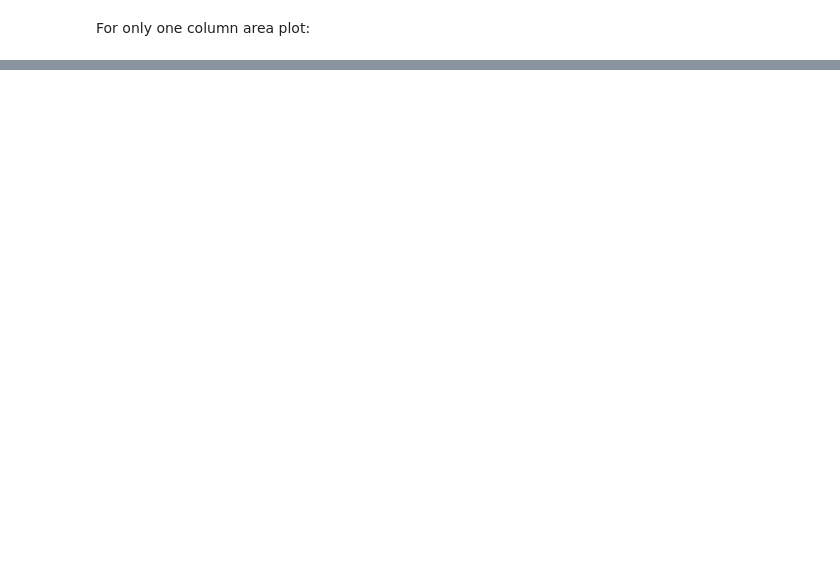
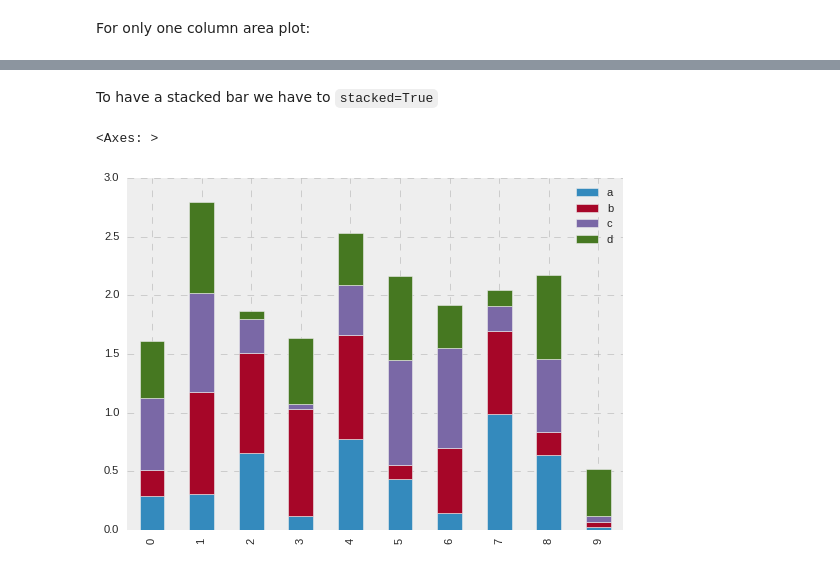
Before and after one commit to ahmedfakhar747/pandas-for-data-science, a Jupyter notebook: level_3_data_visualiztion_with_pandas.ipynb, the cells around one changed output, grey strips where cells are left out. Cells and saved outputs as stored; diff of their text form; code cells hidden in the pictures; blank space fills up the shorter version.

Commit message:
Kaggle Notebook | 🐼 Pandas 03 — Data Visualization & Plotting | Version 4

```diff
--- a/level_3_data_visualiztion_with_pandas.ipynb
+++ b/level_3_data_visualiztion_with_pandas.ipynb
@@ -240,0 +247,7 @@ df.plot.bar()
+# %% [markdown]
+To have a stacked bar we have to `stacked=True`
+# %%
+df.plot.bar(stacked=True)
+# %% [output]
+<Axes: >
+[figure, added]
```
Also changed, not shown: parts of 21 cells of this notebook.
